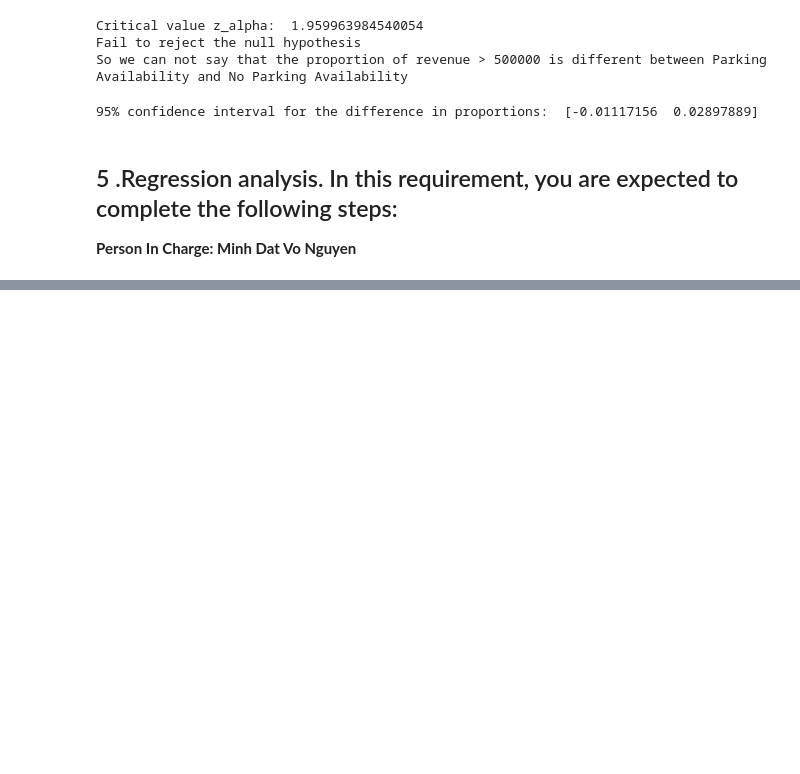
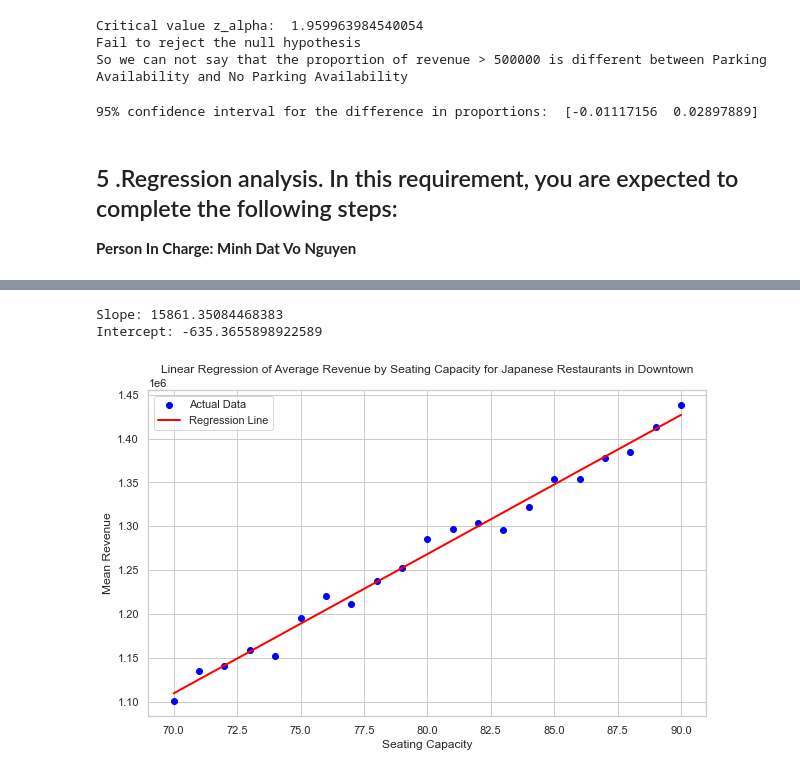
Before and after one commit to hoangziet/Restaurant_Revenue, a Jupyter notebook: notebook.ipynb, the cells around one changed output, grey strips where cells are left out. Saved outputs shown, nothing was run; the diff lists cells and outputs as text; code cells hidden in the pictures; blank space fills up the shorter version.

```diff
--- a/notebook.ipynb
+++ b/notebook.ipynb
@@ -386,0 +444,21 @@ print("95% confidence interval for the difference in proportions: ", CI)
+# %%
+Slope = S_xy / S_xx
+Intercept = mean_y - Slope*mean_x
+print(f"Slope: {Slope}")
+print(f"Intercept: {Intercept}")
+
+Y_pred = [Slope * xi + Intercept for xi in X]
+
+plt.figure(figsize=(10, 6))
+plt.scatter(X, Y, color='blue', label='Actual Data')
+plt.plot(X, Y_pred, color='red', linewidth=2, label='Regression Line')
+plt.title('Linear Regression of Average Revenue by Seating Capacity for Japanese Restaurants in Downtown')
+plt.xlabel('Seating Capacity')
+plt.ylabel('Mean Revenue')
+plt.legend()
+plt.grid(True)
+plt.show()
+# %% [output]
+Slope: 15861.35084468383
+Intercept: -635.3655898922589
+[figure, added]
```
Also changed, not shown: parts of 8 cells of this notebook.
